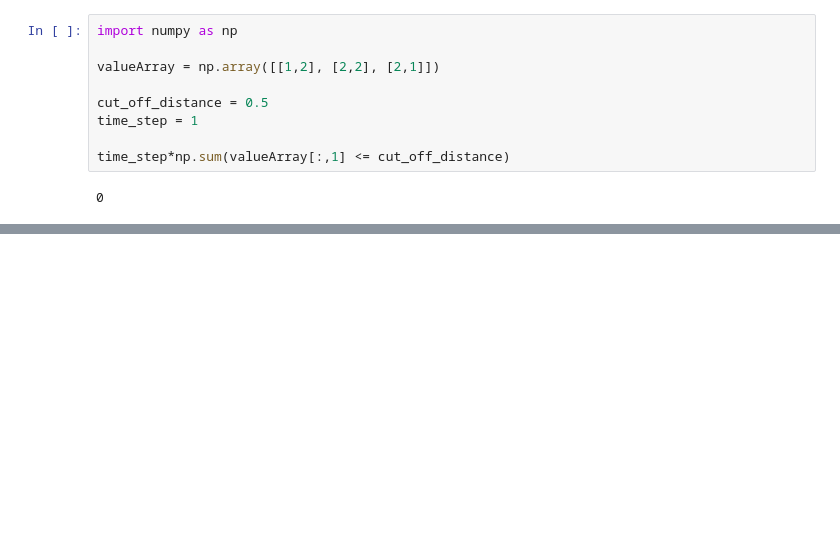
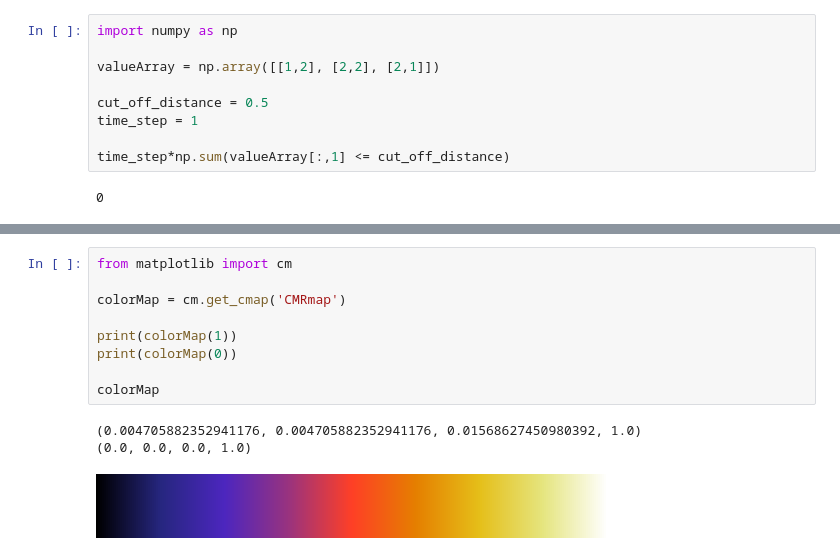
Before and after one commit to MartijnSparnaaij/trb_analysis, a Jupyter notebook: Simple_tests.ipynb, the cells around one changed output, grey strips where cells are left out. Drawn from its saved outputs; the diff is of its cells as text; blank space fills up the shorter version.

```diff
--- a/Simple_tests.ipynb
+++ b/Simple_tests.ipynb
@@ -27,0 +46,13 @@ time_step*np.sum(valueArray[:,1] <= cut_off_distance)
+# %%
+from matplotlib import cm
+
+colorMap = cm.get_cmap('CMRmap')
+
+print(colorMap(1))
+print(colorMap(0))
+
+colorMap
+# %% [output]
+(0.004705882352941176, 0.004705882352941176, 0.01568627450980392, 1.0)
+(0.0, 0.0, 0.0, 1.0)
+[figure, added]
```
Also changed, not shown: parts of 1 cell of this notebook, 15 other files.
